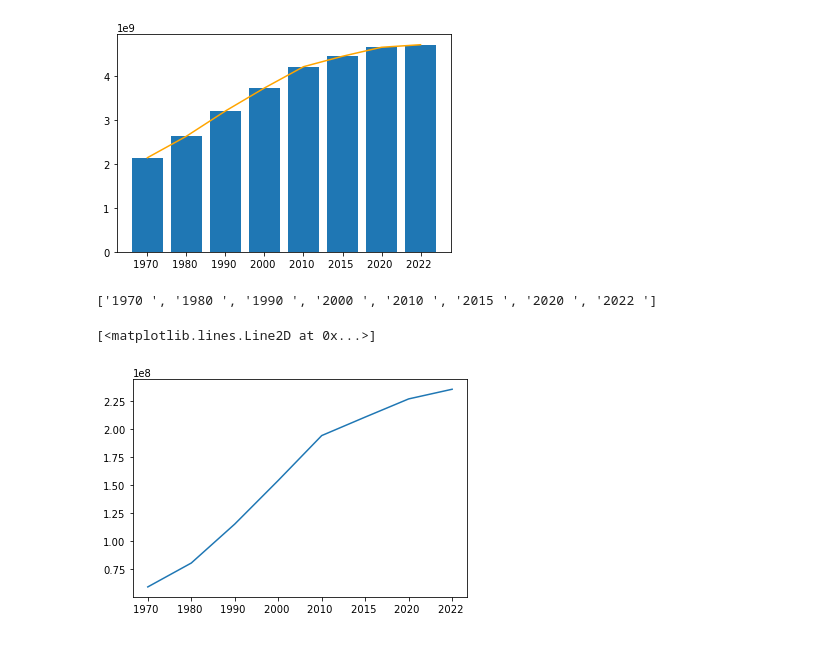
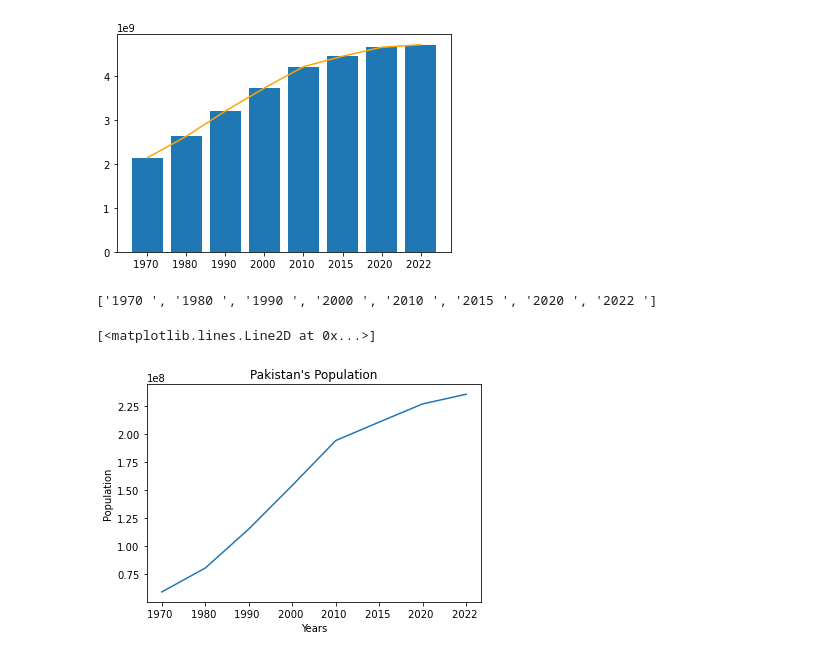
Before and after one commit to sofiaraja89/tts-ds-fundamentals-course, a Jupyter notebook: Final/Asia.ipynb, the cells around one changed output. Drawn from its saved outputs; the diff is of its cells as text; code cells hidden in the pictures.

```diff
--- a/Final/Asia.ipynb
+++ b/Final/Asia.ipynb
@@ -74,17 +72,20 @@ ax.plot(years, pop_totals, color = 'orange')
 # %%
 print(years)
 pakistan = asia[asia['Country'] == 'Pakistan']
 pak = pakistan.values
 pop_array = pak[0, 5:13]
 
 pop_list = []
 for i in range(len(pop_array)):
     pop_list.append(pop_array[i])
 
 pop_list.reverse()
+plt.title("Pakistan's Population")
+plt.ylabel("Population")
+plt.xlabel("Years")
 
 plt.plot(years, pop_list)
 # %% [output]
 ['1970 ', '1980 ', '1990 ', '2000 ', '2010 ', '2015 ', '2020 ', '2022 ']
 [<matplotlib.lines.Line2D at 0x...>]
-[figure, old version]
+[figure, new version]
```
Also changed, not shown: parts of 2 cells of this notebook, 2 other files.
